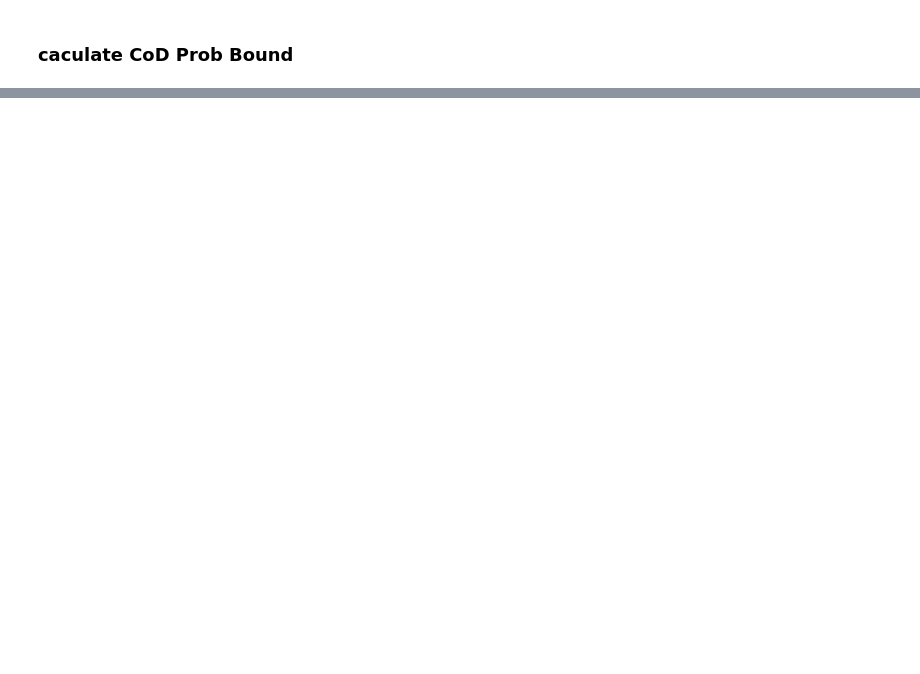
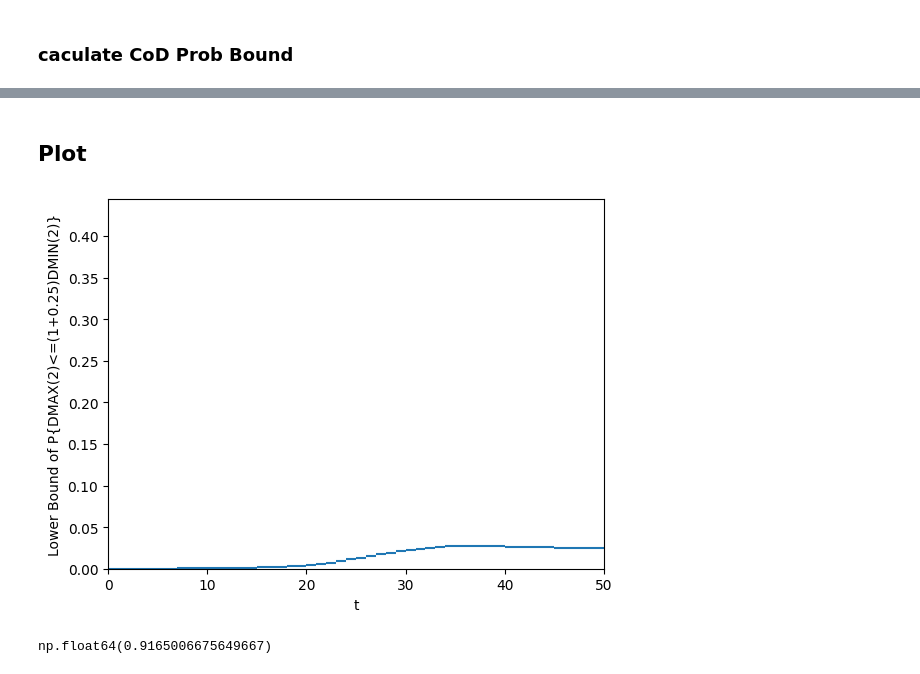
Before and after one commit to ZephyrZhang3/asymot, a Jupyter notebook: main.ipynb, the cells around one changed output, grey strips where cells are left out. Drawn from its saved outputs; the diff is of its cells as text; code cells hidden in the pictures; blank space fills up the shorter version.

```diff
--- a/main.ipynb
+++ b/main.ipynb
@@ -394,0 +401,20 @@ t=98 -> t=99: P{DMAX(2)<=(1+0.25)DMIN(2)}>=2.5187%
+# %% [markdown]
+## Plot
+# %%
+for t, prob in enumerate(x2y_flow_prob_bound_list):
+    plt.hlines(prob, t, t + 1)
+
+
+plt.xlabel("t")
+plt.ylabel(f"Lower Bound of P{{DMAX({N})<=(1+{EPSILON})DMIN({N})}}")
+
+plt.xlim(0, DIFFUSION_STEPS)
+plt.ylim(0, x2y_flow_prob_bound)
+plt.margins(x=0)
+plt.show()
+# %% [output]
+[figure, added]
+# %%
+x2g_ddim_prob_bound
+# %% [output]
+np.float64(0.9165006675649667)
```
Also changed, not shown: parts of 26 cells of this notebook, 2 other files.
